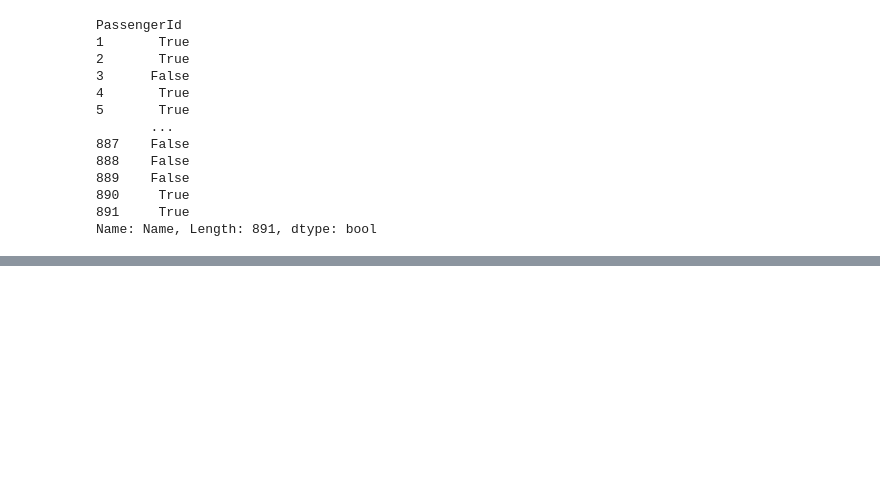
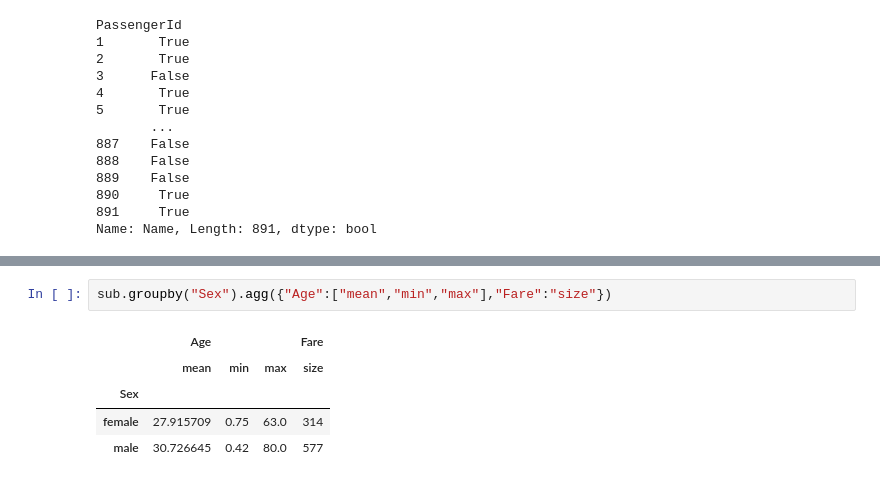
Before and after one commit to yashdeep-patil/Pandas, a Jupyter notebook: pandas.ipynb, the cells around one changed output, grey strips where cells are left out. Saved outputs shown, nothing was run; the diff lists cells and outputs as text; blank space fills up the shorter version.

```diff
--- a/pandas.ipynb
+++ b/pandas.ipynb
@@ -490,0 +603,8 @@ Name: Name, Length: 891, dtype: int64
+# %%
+sub.groupby("Sex").agg({"Age":["mean","min","max"],"Fare":"size"})
+# %% [output]
+|  | Age |  |  | Fare |
+|  | mean | min | max | size |
+| Sex |  |  |  |  |
+| female | 27.915709 | 0.75 | 63.0 | 314 |
+| male | 30.726645 | 0.42 | 80.0 | 577 |
```
Also changed, not shown: parts of 15 cells of this notebook.
